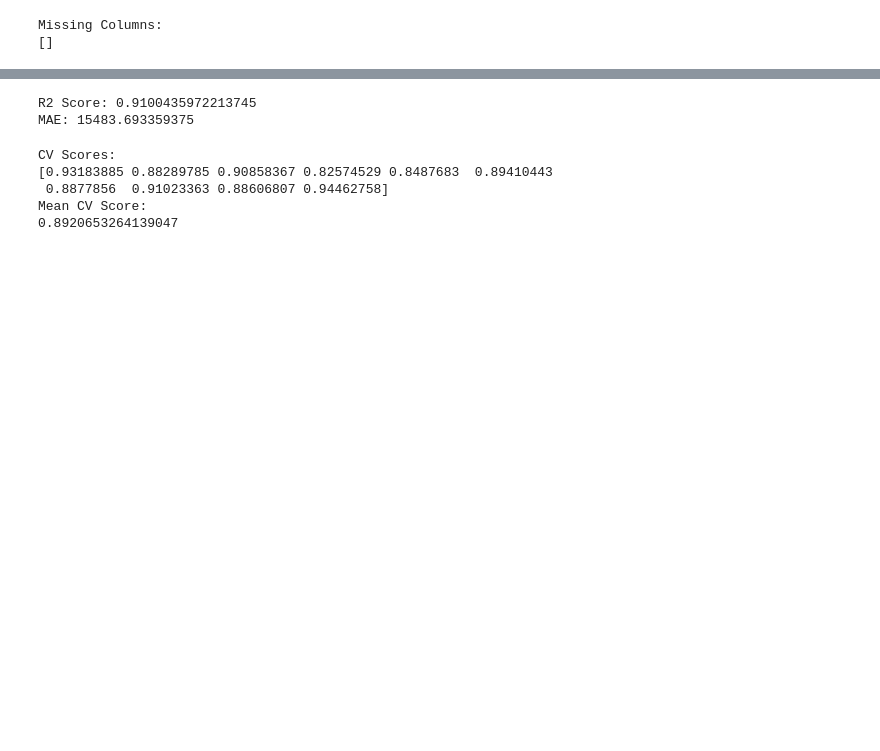
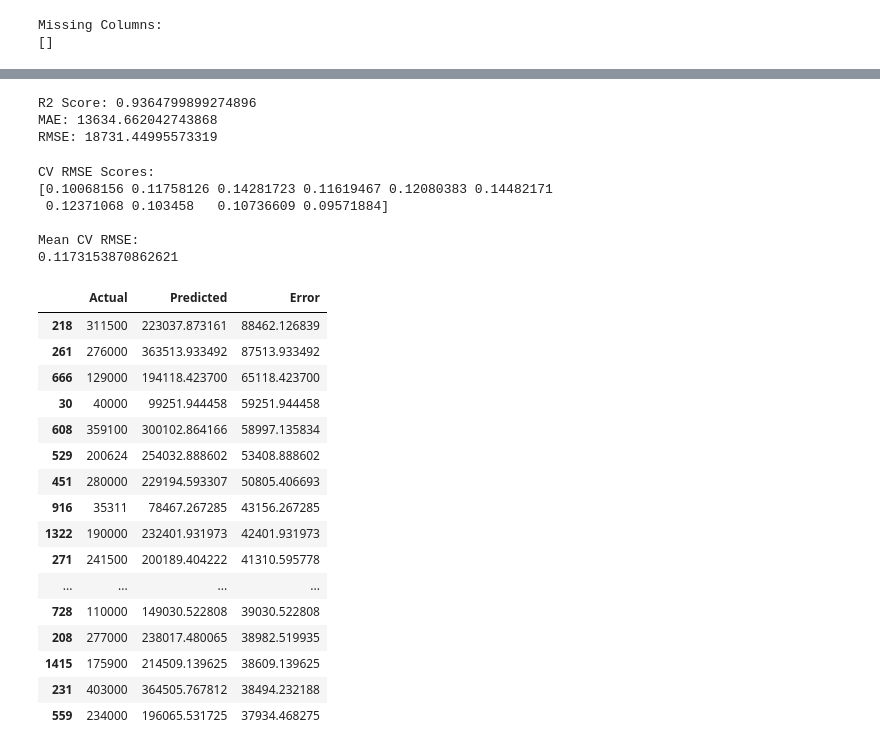
Before and after one commit to Somay-kousis/House-Price-Prediction-System, a Jupyter notebook: Project.ipynb, the cells around one changed output, grey strips where cells are left out. Cells and saved outputs as stored; diff of their text form; code cells hidden in the pictures; blank space fills up the shorter version.

Commit message:
R2: 0.9108111231850362, MAE: 13k, RMSE: 18.7K

```diff
--- a/Project.ipynb
+++ b/Project.ipynb
@@ -1026,7 +1069,11 @@ Pipeline(steps=[('preprocessing',
 y_pred = pipe.predict(X_test)
 # %%
 from sklearn.model_selection import train_test_split, cross_val_score
-from sklearn.metrics import r2_score, mean_absolute_error
+from sklearn.metrics import (
+    r2_score,
+    mean_absolute_error,
+    root_mean_squared_error
+)
 import numpy as np
 
 # -----------------------------
@@ -1048,7 +1095,6 @@ X_train, X_test, y_train, y_test = train_test_split(
 # -----------------------------
 
 y_train_log = np.log1p(y_train)
-y_test_log = np.log1p(y_test)
 
 # -----------------------------
 # Train model
@@ -1071,6 +1117,7 @@ y_pred = np.expm1(y_pred_log)
 
 print("R2 Score:", r2_score(y_test, y_pred))
 print("MAE:", mean_absolute_error(y_test, y_pred))
+print("RMSE:", root_mean_squared_error(y_test, y_pred))
 
 # -----------------------------
 # Cross Validation
@@ -1081,19 +1128,56 @@ cv_scores = cross_val_score(
     X_train,
     y_train_log,
     cv=10,
-    scoring='r2'
+    scoring='neg_root_mean_squared_error'
 )
 
-print("CV Scores:")
-print(cv_scores)
+rmse_scores = -cv_scores
 
-print("Mean CV Score:")
-print(cv_scores.mean())
+print("\nCV RMSE Scores:")
+print(rmse_scores)
+
+print("\nMean CV RMSE:")
+print(rmse_scores.mean())
 # %% [output]
-R2 Score: 0.9100435972213745
-MAE: 15483.693359375
+R2 Score: 0.9364799899274896
+MAE: 13634.662042743868
+RMSE: 18731.44995573319
-CV Scores:
-[0.93183885 0.88289785 0.90858367 0.82574529 0.8487683  0.89410443
- 0.8877856  0.91023363 0.88606807 0.94462758]
-Mean CV Score:
-0.8920653264139047
+CV RMSE Scores:
+[0.10068156 0.11758126 0.14281723 0.11619467 0.12080383 0.14482171
+ 0.12371068 0.103458   0.10736609 0.09571884]
+
+Mean CV RMSE:
+0.1173153870862621
+# %%
+pipe.fit(X_train, y_train)
+
+preds = pipe.predict(X_test)
+
+comparison = pd.DataFrame({
+    'Actual': y_test,
+    'Predicted': preds
+})
+
+comparison['Error'] = abs(
+    comparison['Actual'] - comparison['Predicted']
+)
+
+comparison.sort_values('Error', ascending=False).head(20)
+# %% [output]
+|  | Actual | Predicted | Error |
+| 218 | 311500 | 223037.873161 | 88462.126839 |
+| 261 | 276000 | 363513.933492 | 87513.933492 |
+| 666 | 129000 | 194118.423700 | 65118.423700 |
+| 30 | 40000 | 99251.944458 | 59251.944458 |
+| 608 | 359100 | 300102.864166 | 58997.135834 |
+| 529 | 200624 | 254032.888602 | 53408.888602 |
+| 451 | 280000 | 229194.593307 | 50805.406693 |
+| 916 | 35311 | 78467.267285 | 43156.267285 |
+| 1322 | 190000 | 232401.931973 | 42401.931973 |
+| 271 | 241500 | 200189.404222 | 41310.595778 |
+| ... | ... | ... | ... |
+| 728 | 110000 | 149030.522808 | 39030.522808 |
+| 208 | 277000 | 238017.480065 | 38982.519935 |
+| 1415 | 175900 | 214509.139625 | 38609.139625 |
+| 231 | 403000 | 364505.767812 | 38494.232188 |
+| 559 | 234000 | 196065.531725 | 37934.468275 |
```
Also changed, not shown: parts of 11 cells of this notebook, 1 other file.
